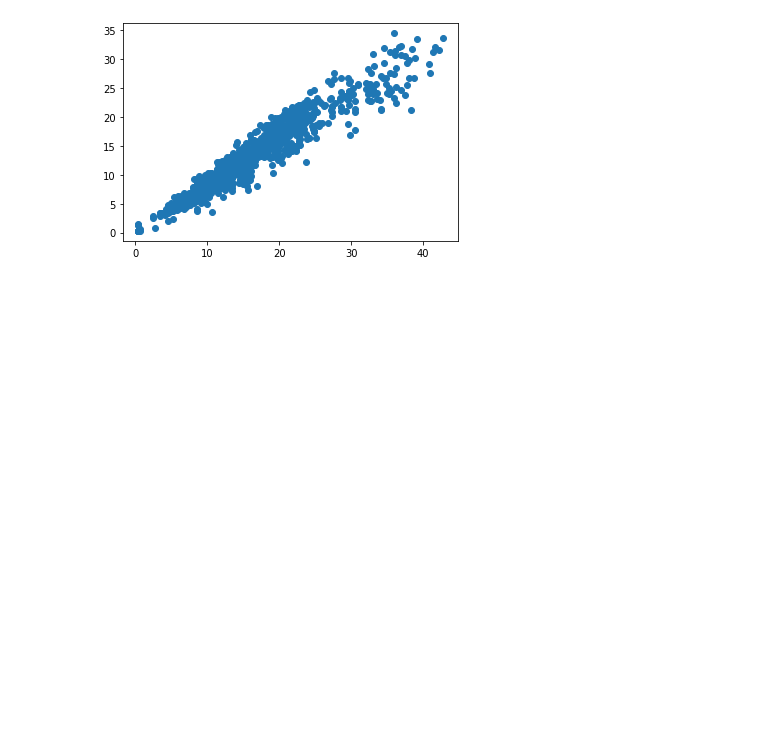
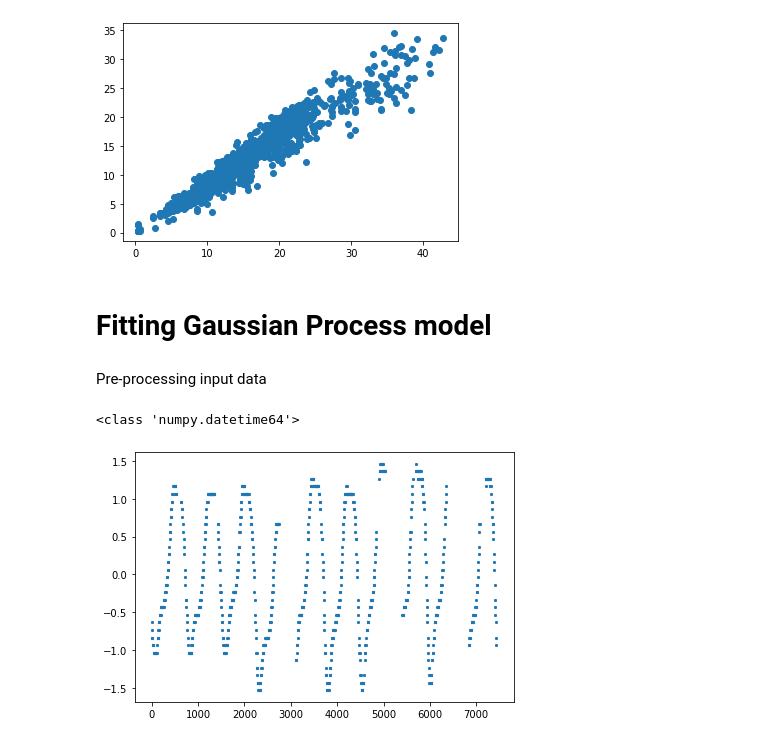
Before and after one commit to joncarter1/GP-Regression, a Jupyter notebook: Analysis.ipynb, the cells around one changed output. Saved outputs shown, nothing was run; the diff lists cells and outputs as text; code cells hidden in the pictures; blank space fills up the shorter version.

```diff
--- a/Analysis.ipynb
+++ b/Analysis.ipynb
@@ -94,3 +93,5 @@ pca.components_
 Variance explained by single component : 97.52%
 array([[0.77951785, 0.62638001]])
 [figure]
+# %% [markdown]
+# Fitting Gaussian Process model
@@ -96,0 +102,35 @@ array([[0.77951785, 0.62638001]])
+# %% [markdown]
+Pre-processing input data
+# %%
+minute_constant = 60e9  # Scale readings to minutes (sensible length-scale)
+start_time = weather_data[cols[2]].values[0]
+scaled_reading_times = torch.tensor((weather_data[cols[2]].values - start_time).astype(float)/minute_constant, dtype=torch.float64)
+print(type(start_time))
+
+@np.vectorize
+def itt(scaled_time_reading):
+    """Inverse time transform (ITT)
+    Convert scaled time reading to original unix timestamp value."""
+    elapsed_ns = np.timedelta64(int(scaled_time_reading*minute_constant), "ns")
+    return start_time + elapsed_ns
+
+raw_tide_heights = torch.tensor(weather_data[cols[5]].values, dtype=torch.float64)
+quantisation_variance = 0.02886 # Variance of uniform noise due to quantisation
+jitter = quantisation_variance*torch.randn(len(raw_tide_heights))  # Approximate w/ Gaussian
+tide_heights = raw_tide_heights + jitter
+tide_std, tide_mean = torch.std_mean(tide_heights)
+scaled_tide_heights = (tide_heights-tide_mean)
+scaled_true_heights = (true_tide_heights-tide_mean.numpy())/tide_std.numpy()  # Scaled ground truth for ref.
+
+@np.vectorize
+def iht(scaled_tide_reading):
+    """Inverse height transform (IHT)
+    Convert scaled tide heigh back to raw value in metres"""
+    return scaled_tide_reading * tide_std + tide_mean
+# %% [output]
+<class 'numpy.datetime64'>
+# %%
+plt.scatter(scaled_reading_times.numpy(), scaled_tide_heights.numpy(), s=5, marker="x")
+plt.tight_layout()
+# %% [output]
+[figure, added]
```
Also changed, not shown: parts of 19 cells of this notebook, 4 other files.
